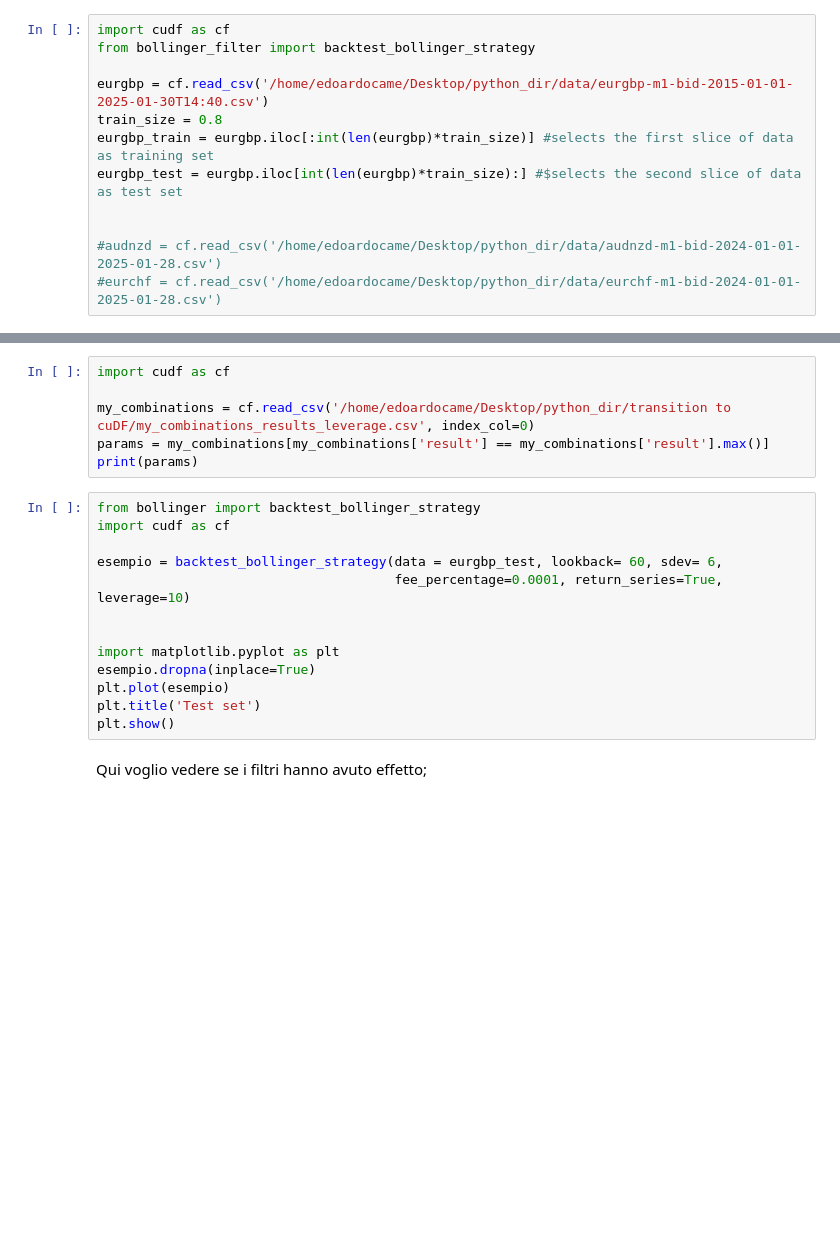
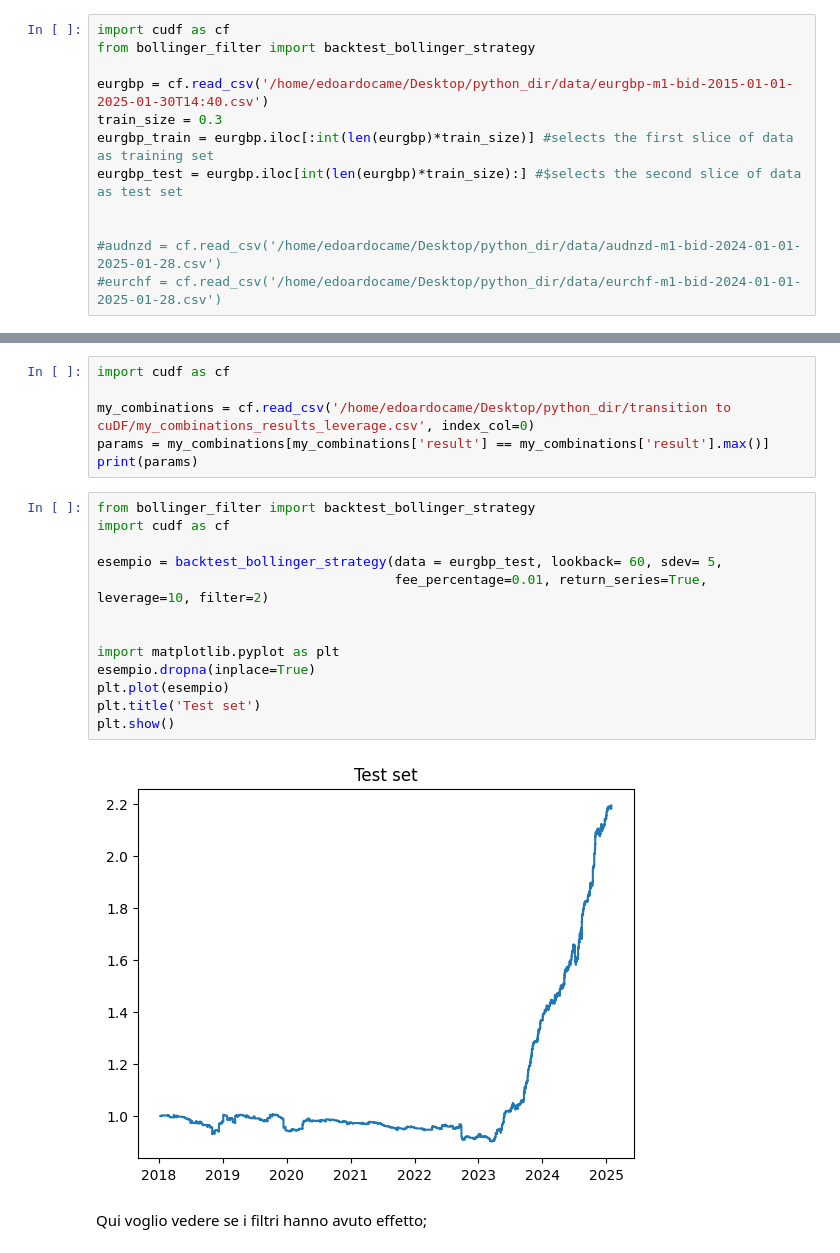
Before and after one commit to edoardoCame/PythonMiniTutorials, a Jupyter notebook: trading strategies/MyOwnBacktester/transition to cuDF/parameters optimization.ipynb, the cells around one changed output, grey strips where cells are left out. Drawn from its saved outputs; the diff is of its cells as text; blank space fills up the shorter version.

```diff
--- a/trading strategies/MyOwnBacktester/transition to cuDF/parameters optimization.ipynb
+++ b/trading strategies/MyOwnBacktester/transition to cuDF/parameters optimization.ipynb
@@ -7,7 +7,7 @@ import cudf as cf
 from bollinger_filter import backtest_bollinger_strategy
 
 eurgbp = cf.read_csv('/home/edoardocame/Desktop/python_dir/data/eurgbp-m1-bid-2015-01-01-2025-01-30T14:40.csv')
-train_size = 0.8
+train_size = 0.3
 eurgbp_train = eurgbp.iloc[:int(len(eurgbp)*train_size)] #selects the first slice of data as training set
 eurgbp_test = eurgbp.iloc[int(len(eurgbp)*train_size):] #$selects the second slice of data as test set
 
@@ -97,18 +97,20 @@ my_combinations = cf.read_csv('/home/edoardocame/Desktop/python_dir/transition t
 params = my_combinations[my_combinations['result'] == my_combinations['result'].max()]
 print(params)
 # %%
-from bollinger import backtest_bollinger_strategy
+from bollinger_filter import backtest_bollinger_strategy
 import cudf as cf
 
-esempio = backtest_bollinger_strategy(data = eurgbp_test, lookback= 60, sdev= 6,
-                                      fee_percentage=0.0001, return_series=True, leverage=10)
+esempio = backtest_bollinger_strategy(data = eurgbp_test, lookback= 60, sdev= 5,
+                                      fee_percentage=0.01, return_series=True, leverage=10, filter=2)
 
 
 import matplotlib.pyplot as plt
 esempio.dropna(inplace=True)
 plt.plot(esempio)
 plt.title('Test set')
 plt.show()
+# %% [output]
+[figure, added]
 # %% [markdown]
 Qui voglio vedere se i filtri hanno avuto effetto;
 # %%
```
Also changed, not shown: parts of 2 cells of this notebook, 4 other files.
